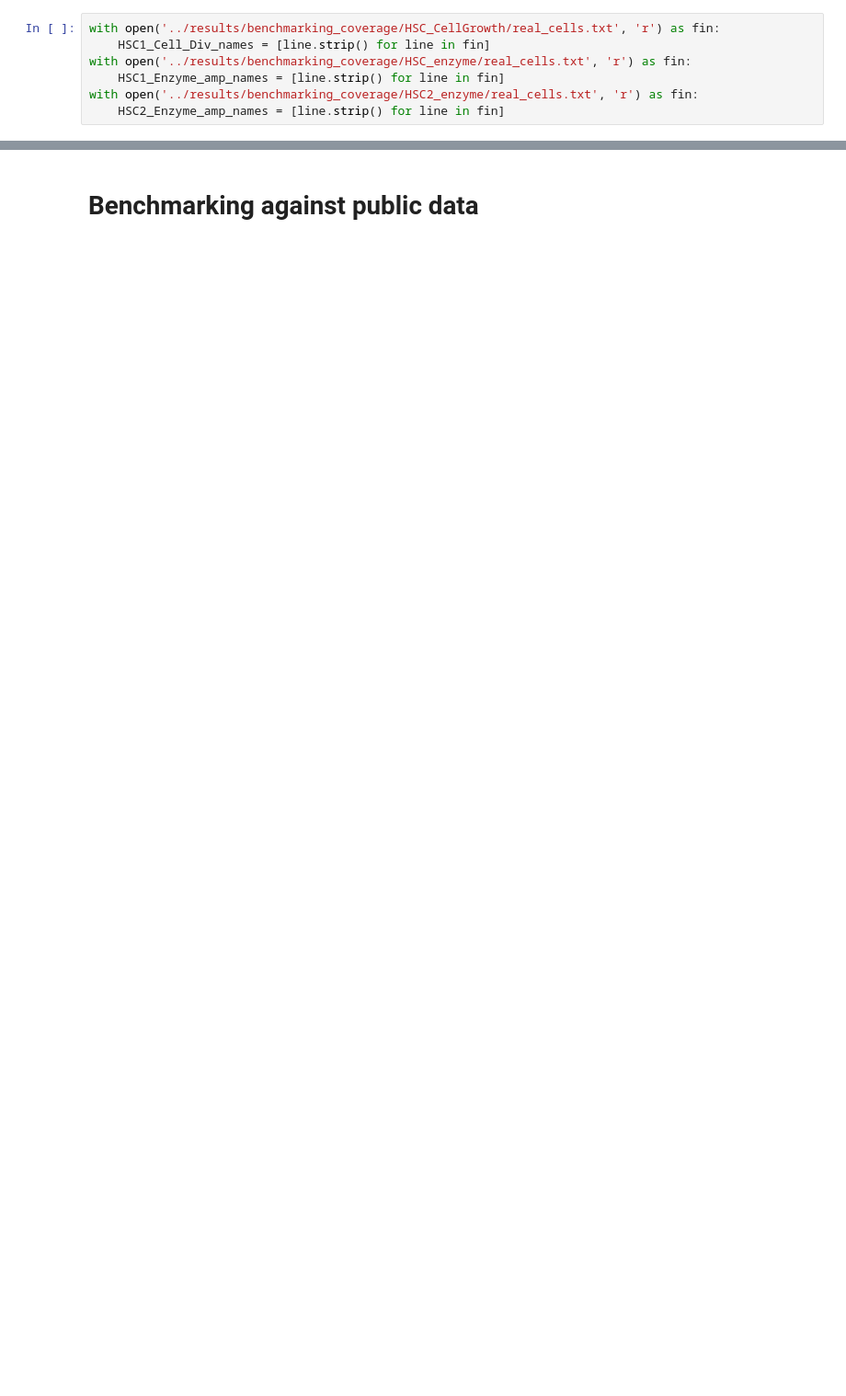
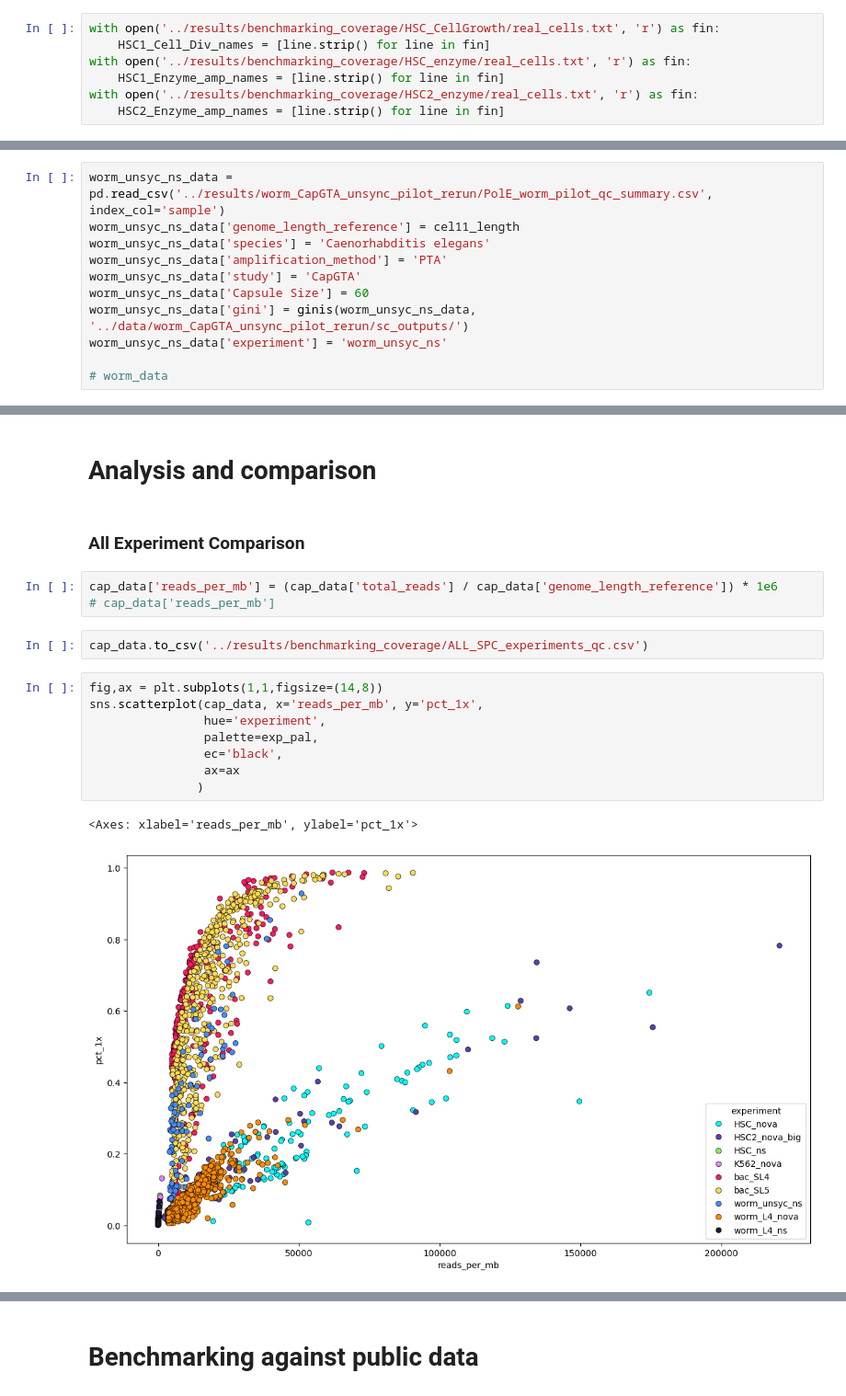
Before and after one commit to SrivatsanLab/SPC_genome, a Jupyter notebook: notebooks/benchmarking_coverage.ipynb, the cells around one changed output, grey strips where cells are left out. Shown at 92% size. Drawn from its saved outputs; the diff is of its cells as text; blank space fills up the shorter version.

```diff
--- a/notebooks/benchmarking_coverage.ipynb
+++ b/notebooks/benchmarking_coverage.ipynb
@@ -235,0 +196,11 @@ data.to_csv('../results/benchmarking_coverage/ALL_qc_summary.csv')
+# %%
+worm_unsyc_ns_data = pd.read_csv('../results/worm_CapGTA_unsync_pilot_rerun/PolE_worm_pilot_qc_summary.csv', index_col='sample')
+worm_unsyc_ns_data['genome_length_reference'] = cel11_length
+worm_unsyc_ns_data['species'] = 'Caenorhabditis elegans'
+worm_unsyc_ns_data['amplification_method'] = 'PTA'
+worm_unsyc_ns_data['study'] = 'CapGTA'
+worm_unsyc_ns_data['Capsule Size'] = 60
+worm_unsyc_ns_data['gini'] = ginis(worm_unsyc_ns_data, '../data/worm_CapGTA_unsync_pilot_rerun/sc_outputs/')
+worm_unsyc_ns_data['experiment'] = 'worm_unsyc_ns'
+
+# worm_data
@@ -235,0 +260,20 @@ data.to_csv('../results/benchmarking_coverage/ALL_qc_summary.csv')
+# %% [markdown]
+# Analysis and comparison
+# %% [markdown]
+### All Experiment Comparison
+# %%
+cap_data['reads_per_mb'] = (cap_data['total_reads'] / cap_data['genome_length_reference']) * 1e6
+# cap_data['reads_per_mb']
+# %%
+cap_data.to_csv('../results/benchmarking_coverage/ALL_SPC_experiments_qc.csv')
+# %%
+fig,ax = plt.subplots(1,1,figsize=(14,8))
+sns.scatterplot(cap_data, x='reads_per_mb', y='pct_1x',
+                hue='experiment',
+                palette=exp_pal,
+                ec='black',
+                ax=ax
+               )
+# %% [output]
+<Axes: xlabel='reads_per_mb', ylabel='pct_1x'>
+[figure, added]
```
Also changed, not shown: parts of 89 cells of this notebook, 17 other files.
